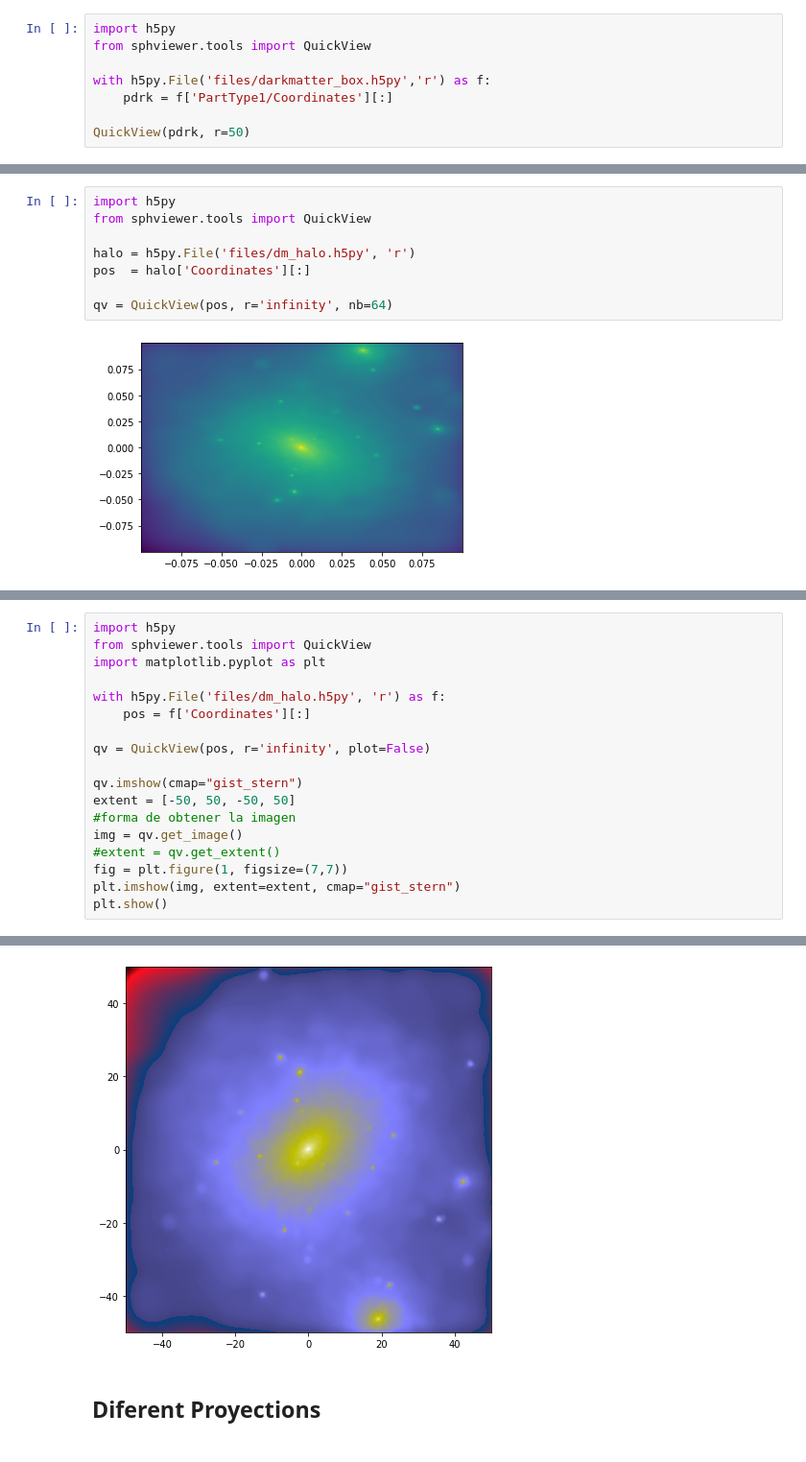
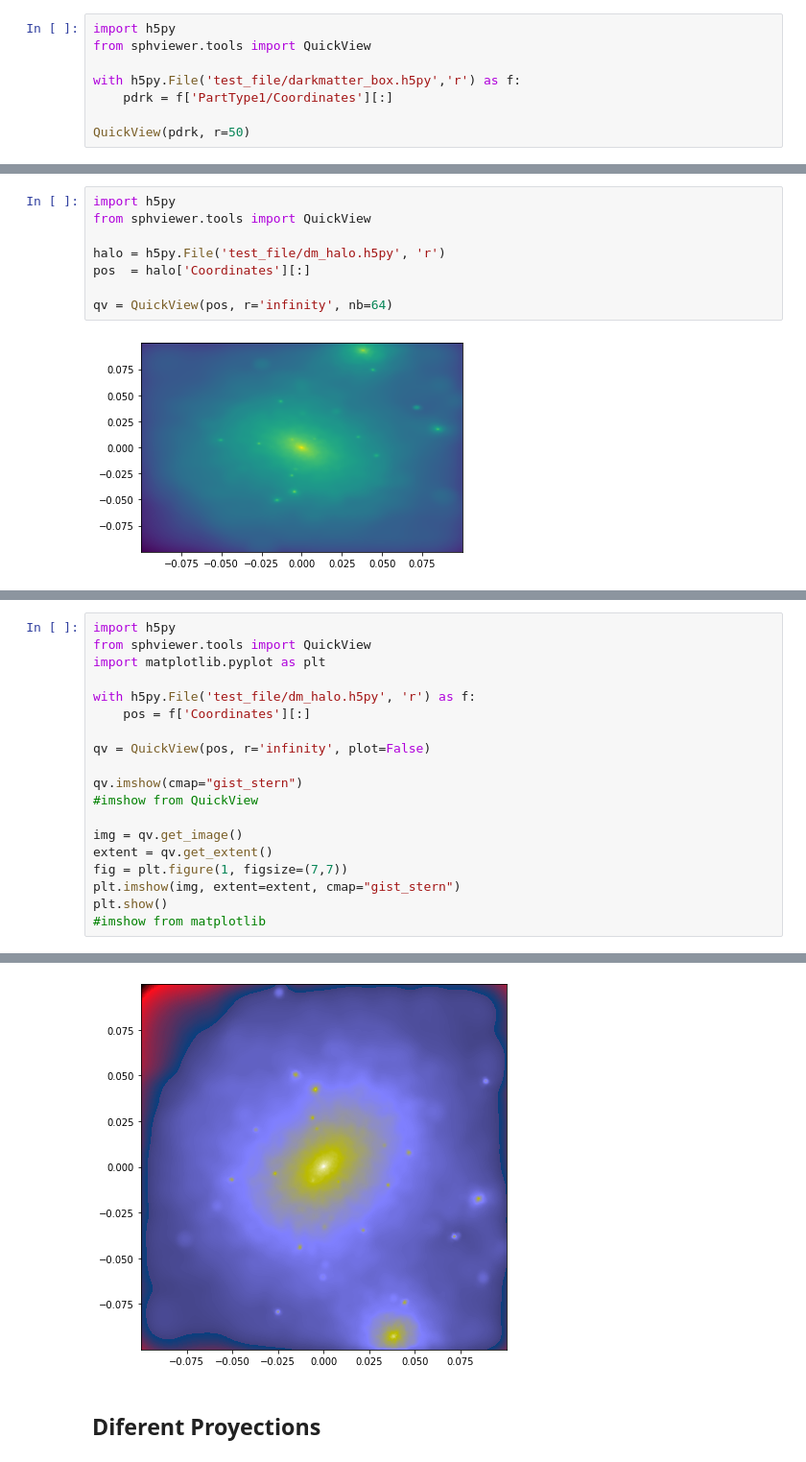
Before and after one commit to sebalepe/sphviewer_userguide, a Jupyter notebook: Tutorial.ipynb, the cells around one changed output, grey strips where cells are left out. Shown at 96% size. Drawn from its saved outputs; the diff is of its cells as text.

```diff
--- a/Tutorial.ipynb
+++ b/Tutorial.ipynb
@@ -16,7 +17,7 @@ Using the following configuration it is achieved...
 import h5py
 from sphviewer.tools import QuickView
 
-with h5py.File('files/darkmatter_box.h5py','r') as f:
+with h5py.File('test_file/darkmatter_box.h5py','r') as f:
     pdrk = f['PartType1/Coordinates'][:]
 
 QuickView(pdrk, r=50)
@@ -29,7 +31,7 @@ you can see that exists different parameters in QuickView, one of this is r, r i
 import h5py
 from sphviewer.tools import QuickView
 
-halo = h5py.File('files/dm_halo.h5py', 'r')
+halo = h5py.File('test_file/dm_halo.h5py', 'r')
 pos  = halo['Coordinates'][:]
 
 qv = QuickView(pos, r='infinity', nb=64)
@@ -40,24 +43,25 @@ also, other parameters of QuickView is plot, it for default is True, thus you pr
 # %%
 import h5py
 from sphviewer.tools import QuickView
 import matplotlib.pyplot as plt
 
-with h5py.File('files/dm_halo.h5py', 'r') as f:
+with h5py.File('test_file/dm_halo.h5py', 'r') as f:
     pos = f['Coordinates'][:]
 
 qv = QuickView(pos, r='infinity', plot=False)
 
 qv.imshow(cmap="gist_stern")
-extent = [-50, 50, -50, 50]
-#forma de obtener la imagen
+#imshow from QuickView
+
 img = qv.get_image()
-#extent = qv.get_extent()
+extent = qv.get_extent()
 fig = plt.figure(1, figsize=(7,7))
 plt.imshow(img, extent=extent, cmap="gist_stern")
 plt.show()
+#imshow from matplotlib
 # %% [output]
 [figure]
-[figure, old version]
+[figure, new version]
 # %% [markdown]
 ## Diferent Proyections
 # %% [markdown]
```
Also changed, not shown: parts of 29 cells of this notebook, 22 other files.
